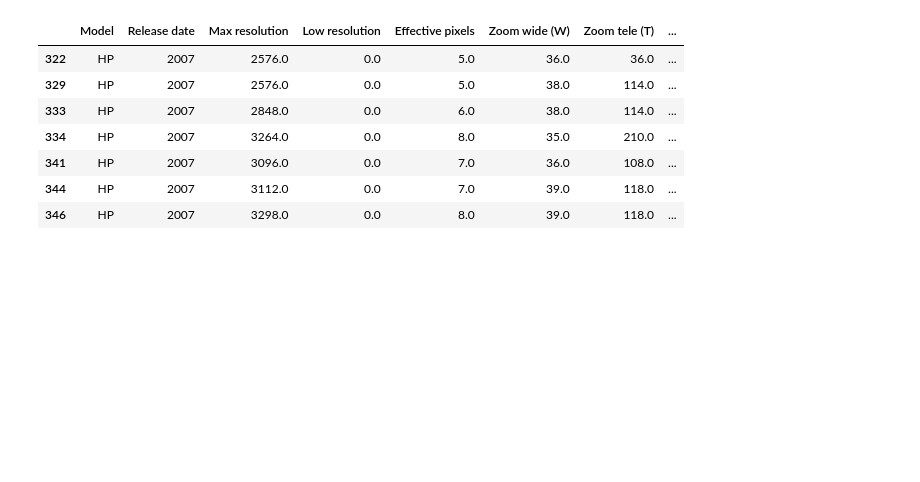
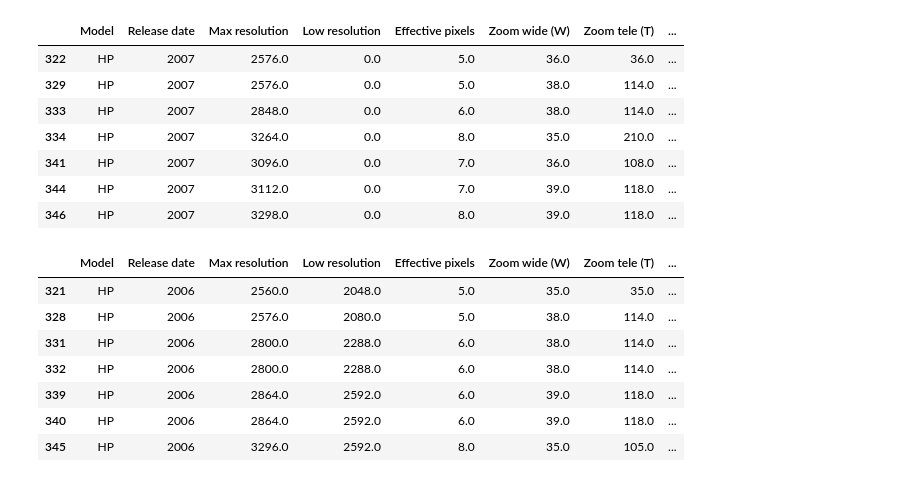
Before and after one commit to sudip06/CameraPrices, a Jupyter notebook: Untitled.ipynb, the cells around one changed output. Saved outputs shown, nothing was run; the diff lists cells and outputs as text; code cells hidden in the pictures; blank space fills up the shorter version.

```diff
--- a/Untitled.ipynb
+++ b/Untitled.ipynb
@@ -331,3 +294,14 @@ df[(df['Model'] == 'HP') & (df['Release date'].isin(['2007']))]
 | 341 | HP | 2007 | 3096.0 | 0.0 | 7.0 | 36.0 | 108.0 | ... |
 | 344 | HP | 2007 | 3112.0 | 0.0 | 7.0 | 39.0 | 118.0 | ... |
 | 346 | HP | 2007 | 3298.0 | 0.0 | 8.0 | 39.0 | 118.0 | ... |
+# %%
+df[(df['Model'] == 'HP') & (df['Release date'].isin(['2006']))]
+# %% [output]
+|  | Model | Release date | Max resolution | Low resolution | Effective pixels | Zoom wide (W) | Zoom tele (T) | ... |
+| 321 | HP | 2006 | 2560.0 | 2048.0 | 5.0 | 35.0 | 35.0 | ... |
+| 328 | HP | 2006 | 2576.0 | 2080.0 | 5.0 | 38.0 | 114.0 | ... |
+| 331 | HP | 2006 | 2800.0 | 2288.0 | 6.0 | 38.0 | 114.0 | ... |
+| 332 | HP | 2006 | 2800.0 | 2288.0 | 6.0 | 38.0 | 114.0 | ... |
+| 339 | HP | 2006 | 2864.0 | 2592.0 | 6.0 | 39.0 | 118.0 | ... |
+| 340 | HP | 2006 | 2864.0 | 2592.0 | 6.0 | 39.0 | 118.0 | ... |
+| 345 | HP | 2006 | 3296.0 | 2592.0 | 8.0 | 35.0 | 105.0 | ... |
```
Also changed, not shown: parts of 26 cells of this notebook.
